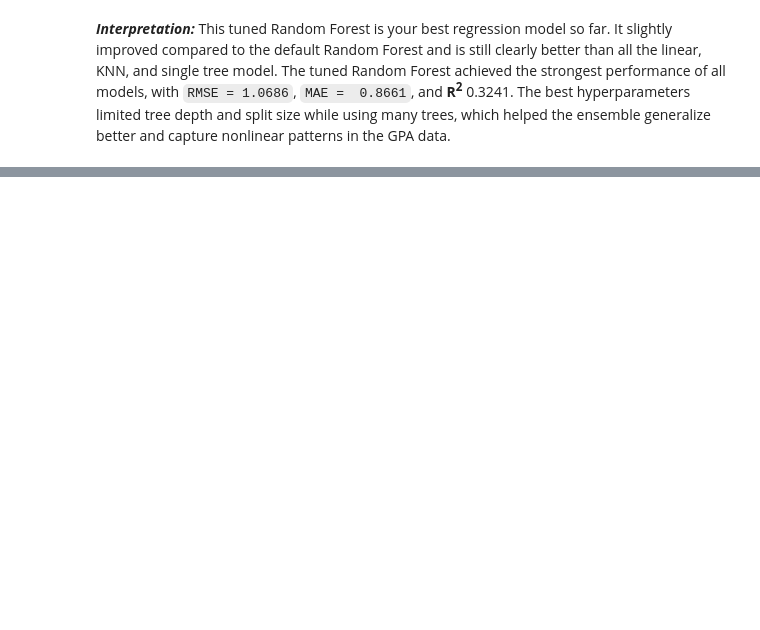
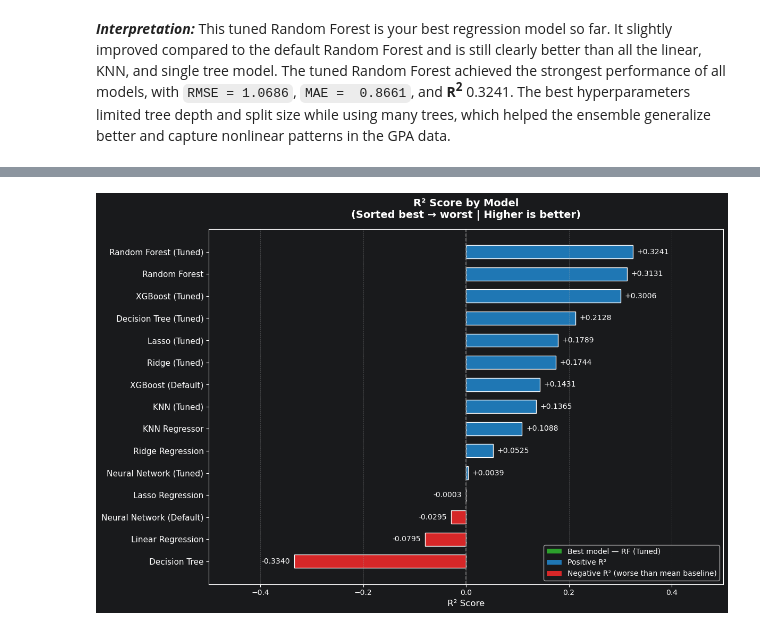
Before and after one commit to weslylaboy/student-outcome-predictor, a Jupyter notebook: notebooks/04_regression_model.ipynb, the cells around one changed output, grey strips where cells are left out. Cells and saved outputs as stored; diff of their text form; code cells hidden in the pictures; blank space fills up the shorter version.

Commit message:
Adds XGBoost regressor: implement default and tuned models. Adds neural network regression. Adds plots for model comparison.

```diff
--- a/notebooks/04_regression_model.ipynb
+++ b/notebooks/04_regression_model.ipynb
@@ -714,0 +849,40 @@ Best RF params: {'model__max_depth': 5, 'model__max_features': 0.5, 'model__min_
+# %%
+
+sorted_items = sorted(results.items(), key=lambda x: x[1]['R²'], reverse=True)
+models = [i[0] for i in sorted_items]
+rmse   = [i[1]['RMSE'] for i in sorted_items]
+mae    = [i[1]['MAE']  for i in sorted_items]
+r2     = [i[1]['R²']   for i in sorted_items]
+
+colors_r2  = ['#2ca02c' if m == 'RF (Tuned) ★' else ('#d62728' if v < 0 else '#1f77b4')
+              for m, v in zip(models, r2)]
+colors_err = ['#2ca02c' if m == 'RF (Tuned) ★' else '#1f77b4' for m in models]
+
+fig, ax = plt.subplots(figsize=(12, 8))
+bars = ax.barh(models, r2, color=colors_r2, edgecolor='white', height=0.6)
+ax.axvline(0, color='gray', linestyle='--', linewidth=1.2)
+
+for i, v in enumerate(r2):
+    ax.text(v + (0.008 if v >= 0 else -0.008), i, f'{v:+.4f}',
+            va='center', ha='left' if v >= 0 else 'right', fontsize=10)
+ax.set_title('R² Score by Model\n(Sorted best → worst | Higher is better)',  fontsize=14, fontweight='bold', pad=15)
+
+ax.set_xlabel('R² Score', fontsize=12)
+ax.set_xlim(-0.50, 0.50)
+ax.invert_yaxis()
+ax.tick_params(axis='y', labelsize=11)
+ax.tick_params(axis='x', labelsize=10)
+ax.grid(axis='x', linestyle='--', alpha=0.4)
+
+legend_elements = [
+    Patch(facecolor='#2ca02c', label='Best model — RF (Tuned)'),
+    Patch(facecolor='#1f77b4', label='Positive R²'),
+    Patch(facecolor='#d62728', label='Negative R² (worse than mean baseline)'),
+]
+
+ax.legend(handles=legend_elements, loc='lower right', fontsize=10)
+plt.tight_layout()
+plt.savefig('../plots/r2_comparison.png', dpi=150, bbox_inches='tight')
+plt.show()
+# %% [output]
+[figure, added]
```
Also changed, not shown: parts of 24 cells of this notebook.
